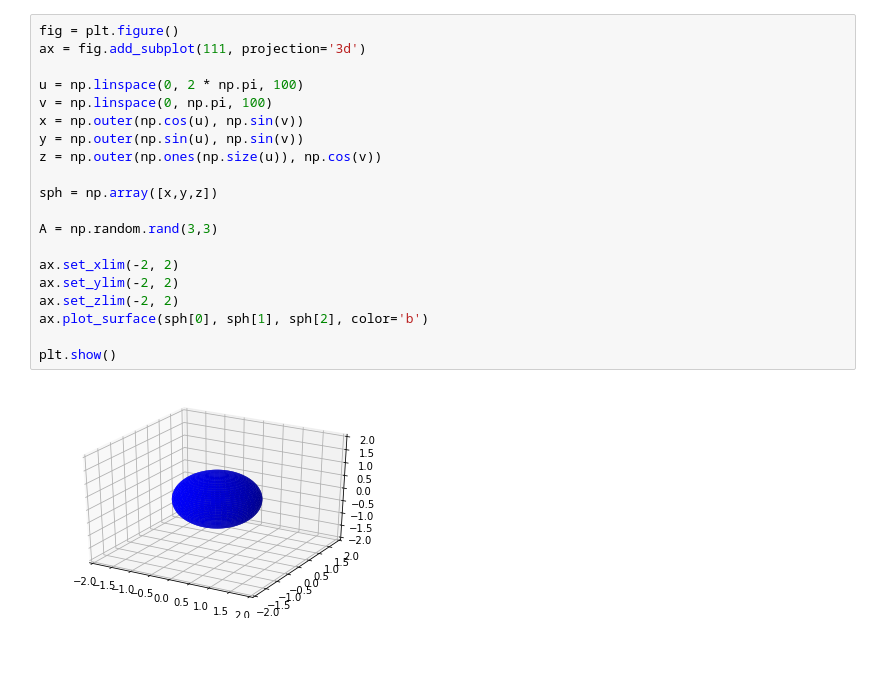
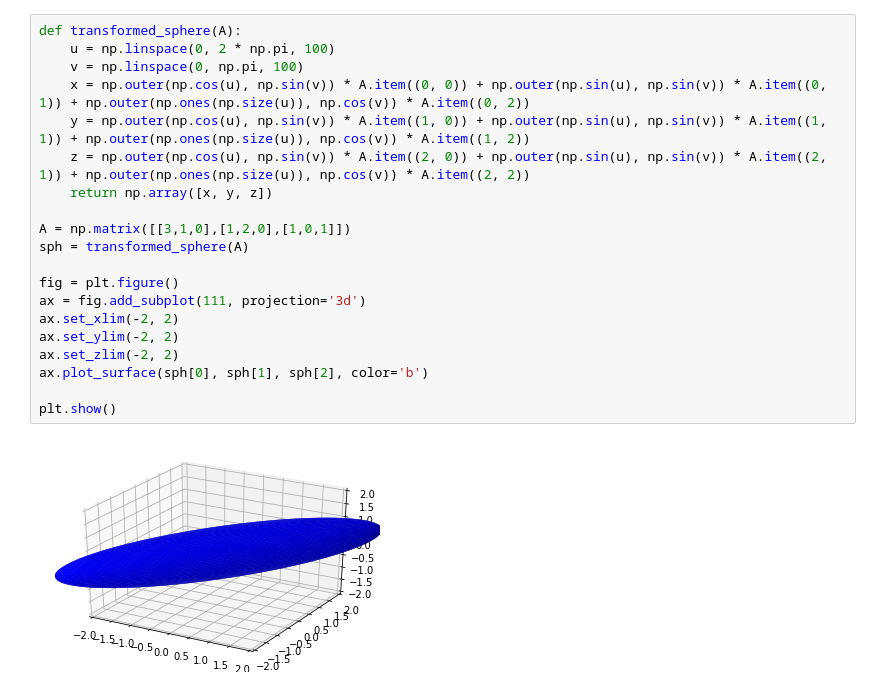
Before and after one commit to KacperFKorban/MOwNiT, a Jupyter notebook: svd/zad1.ipynb, the cells around one changed output. Saved outputs shown, nothing was run; the diff lists cells and outputs as text; blank space fills up the shorter version.

```diff
--- a/svd/zad1.ipynb
+++ b/svd/zad1.ipynb
@@ -22,24 +24,24 @@ plt.show()
 # %% [output]
 [figure]
 # %%
+def transformed_sphere(A):
+    u = np.linspace(0, 2 * np.pi, 100)
+    v = np.linspace(0, np.pi, 100)
+    x = np.outer(np.cos(u), np.sin(v)) * A.item((0, 0)) + np.outer(np.sin(u), np.sin(v)) * A.item((0, 1)) + np.outer(np.ones(np.size(u)), np.cos(v)) * A.item((0, 2))
+    y = np.outer(np.cos(u), np.sin(v)) * A.item((1, 0)) + np.outer(np.sin(u), np.sin(v)) * A.item((1, 1)) + np.outer(np.ones(np.size(u)), np.cos(v)) * A.item((1, 2))
+    z = np.outer(np.cos(u), np.sin(v)) * A.item((2, 0)) + np.outer(np.sin(u), np.sin(v)) * A.item((2, 1)) + np.outer(np.ones(np.size(u)), np.cos(v)) * A.item((2, 2))
+    return np.array([x, y, z])
+
+A = np.matrix([[3,1,0],[1,2,0],[1,0,1]])
+sph = transformed_sphere(A)
+
 fig = plt.figure()
 ax = fig.add_subplot(111, projection='3d')
-
-u = np.linspace(0, 2 * np.pi, 100)
-v = np.linspace(0, np.pi, 100)
-x = np.outer(np.cos(u), np.sin(v))
-y = np.outer(np.sin(u), np.sin(v))
-z = np.outer(np.ones(np.size(u)), np.cos(v))
-
-sph = np.array([x,y,z])
-
-A = np.random.rand(3,3)
-
 ax.set_xlim(-2, 2)
 ax.set_ylim(-2, 2)
 ax.set_zlim(-2, 2)
 ax.plot_surface(sph[0], sph[1], sph[2], color='b')
 
 plt.show()
 # %% [output]
-[figure, old version]
+[figure, new version]
```
Also changed, not shown: parts of 10 cells of this notebook, 3 other files.
